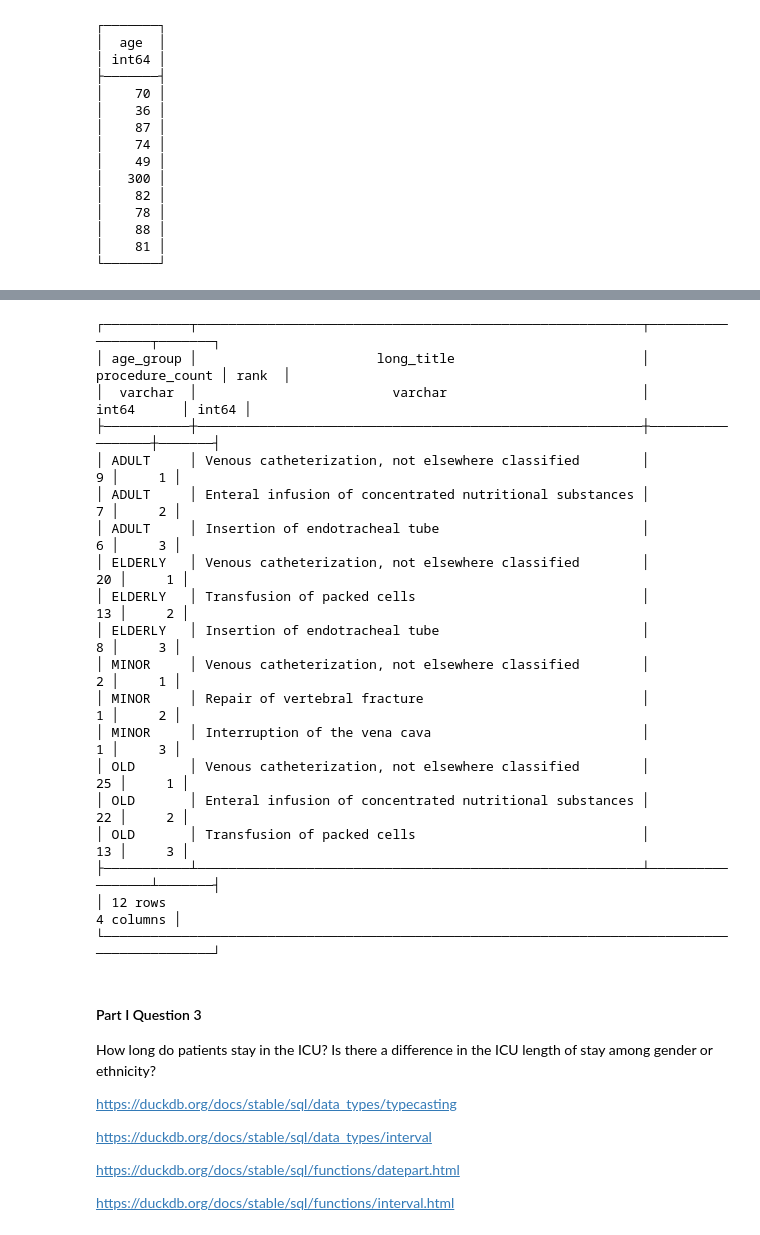
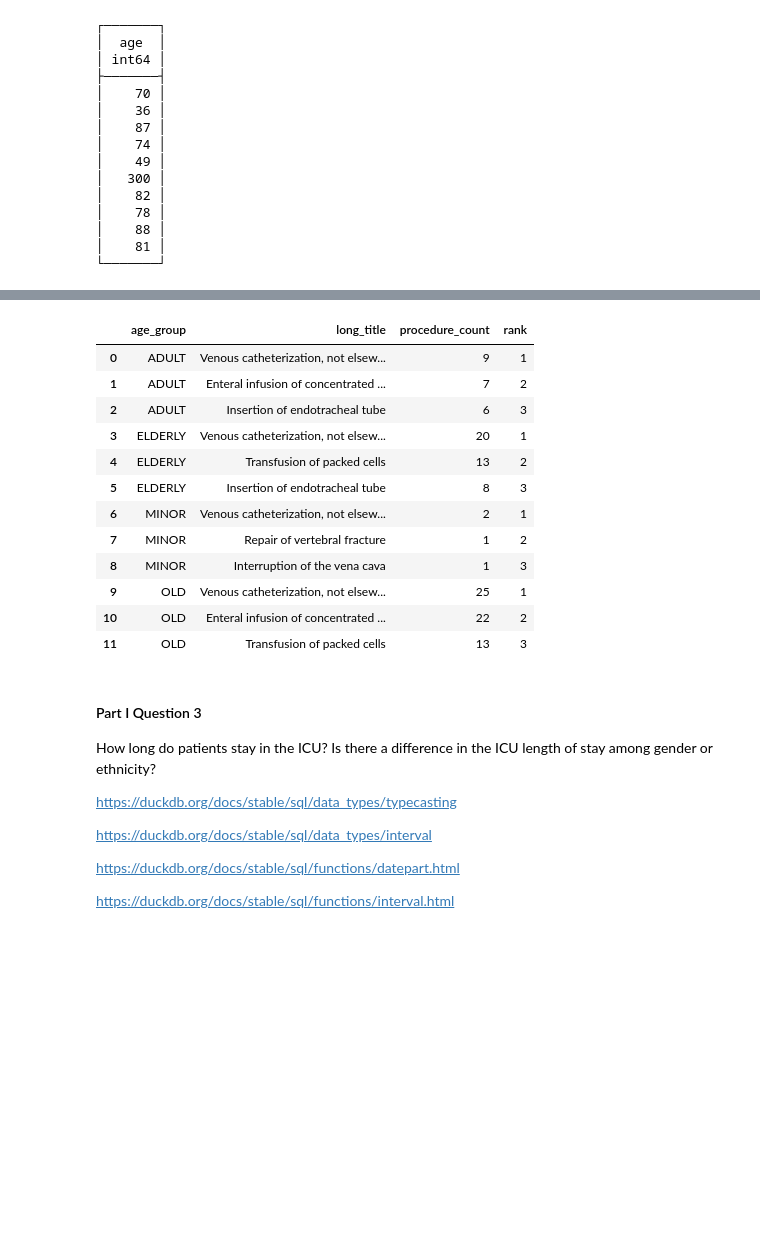
Before and after one commit to jwu5711/Jonathan_Wu_DE300, a Jupyter notebook: homework_2/DE300_Homework2.ipynb, the cells around one changed output, grey strips where cells are left out. Drawn from its saved outputs; the diff is of its cells as text; code cells hidden in the pictures; blank space fills up the shorter version.

```diff
--- a/homework_2/DE300_Homework2.ipynb
+++ b/homework_2/DE300_Homework2.ipynb
@@ -314,57 +293,52 @@ conn.sql(
 # %%
-conn.sql(
+df2 = conn.sql(
     """
     SELECT *
     FROM (
         SELECT
             CASE
                 WHEN date_diff('year', cast(dob as DATE), cast(dischtime as DATE)) <= 19 THEN 'MINOR'
                 WHEN date_diff('year', cast(dob as DATE), cast(dischtime as DATE)) >= 20 AND date_diff('year', cast(dob as DATE), cast(dischtime as DATE)) < 50 THEN 'ADULT'
                 WHEN date_diff('year', cast(dob as DATE), cast(dischtime as DATE)) >= 50 AND date_diff('year', cast(dob as DATE), cast(dischtime as DATE)) < 80 THEN 'OLD'
                 ELSE 'ELDERLY'
             END AS age_group,
             long_title,
             COUNT(*) AS procedure_count,
             ROW_NUMBER() OVER (
                 PARTITION BY
                     CASE
                         WHEN date_diff('year', cast(dob as DATE), cast(dischtime as DATE)) <= 19 THEN 'MINOR'
                         WHEN date_diff('year', cast(dob as DATE), cast(dischtime as DATE)) >= 20 AND date_diff('year', cast(dob as DATE), cast(dischtime as DATE)) < 50 THEN 'ADULT'
                         WHEN date_diff('year', cast(dob as DATE), cast(dischtime as DATE)) >= 50 AND date_diff('year', cast(dob as DATE), cast(dischtime as DATE)) < 80 THEN 'OLD'
                         ELSE 'ELDERLY'
                     END
                 ORDER BY COUNT(*) DESC
             ) AS rank
         FROM PATIENTS
         JOIN ADMISSIONS ON PATIENTS.subject_id = ADMISSIONS.subject_id
-        JOIN PROCS_ICD ON ADMISSIONS.hadm_id = PROCS_ICD.hadm_id
-        JOIN D_ICDPROCS ON PROCS_ICD.ICD9_CODE = D_ICDPROCS.ICD9_CODE
+        JOIN PROD_ICD ON ADMISSIONS.hadm_id = PROD_ICD.hadm_id
+        JOIN D_ICD ON PROD_ICD.ICD9_CODE = D_ICD.ICD9_CODE
         GROUP BY age_group, long_title
     ) ranked
     WHERE rank <= 3
     ORDER BY age_group, procedure_count DESC;
     """
-)
+).df()
+df2
 # %% [output]
-┌───────────┬─────────────────────────────────────────────────────────┬─────────────────┬───────┐
-│ age_group │                       long_title                        │ procedure_count │ rank  │
-│  varchar  │                         varchar                         │      int64      │ int64 │
-├───────────┼─────────────────────────────────────────────────────────┼─────────────────┼───────┤
-│ ADULT     │ Venous catheterization, not elsewhere classified        │               9 │     1 │
-│ ADULT     │ Enteral infusion of concentrated nutritional substances │               7 │     2 │
-│ ADULT     │ Insertion of endotracheal tube                          │               6 │     3 │
-│ ELDERLY   │ Venous catheterization, not elsewhere classified        │              20 │     1 │
-│ ELDERLY   │ Transfusion of packed cells                             │              13 │     2 │
-│ ELDERLY   │ Insertion of endotracheal tube                          │               8 │     3 │
-│ MINOR     │ Venous catheterization, not elsewhere classified        │               2 │     1 │
-│ MINOR     │ Repair of vertebral fracture                            │               1 │     2 │
-│ MINOR     │ Interruption of the vena cava                           │               1 │     3 │
-│ OLD       │ Venous catheterization, not elsewhere classified        │              25 │     1 │
-│ OLD       │ Enteral infusion of concentrated nutritional substances │              22 │     2 │
-│ OLD       │ Transfusion of packed cells                             │              13 │     3 │
-├───────────┴─────────────────────────────────────────────────────────┴─────────────────┴───────┤
-│ 12 rows                                                                             4 columns │
-└───────────────────────────────────────────────────────────────────────────────────────────────┘
+|  | age_group | long_title | procedure_count | rank |
+| 0 | ADULT | Venous catheterization, not elsew... | 9 | 1 |
+| 1 | ADULT | Enteral infusion of concentrated ... | 7 | 2 |
+| 2 | ADULT | Insertion of endotracheal tube | 6 | 3 |
+| 3 | ELDERLY | Venous catheterization, not elsew... | 20 | 1 |
+| 4 | ELDERLY | Transfusion of packed cells | 13 | 2 |
+| 5 | ELDERLY | Insertion of endotracheal tube | 8 | 3 |
+| 6 | MINOR | Venous catheterization, not elsew... | 2 | 1 |
+| 7 | MINOR | Repair of vertebral fracture | 1 | 2 |
+| 8 | MINOR | Interruption of the vena cava | 1 | 3 |
+| 9 | OLD | Venous catheterization, not elsew... | 25 | 1 |
+| 10 | OLD | Enteral infusion of concentrated ... | 22 | 2 |
+| 11 | OLD | Transfusion of packed cells | 13 | 3 |
 # %% [markdown]
 #### Part I Question 3
 How long do patients stay in the ICU? Is there a difference in the ICU length of stay among gender or ethnicity?
```
Also changed, not shown: parts of 31 cells of this notebook, 4 other files.
